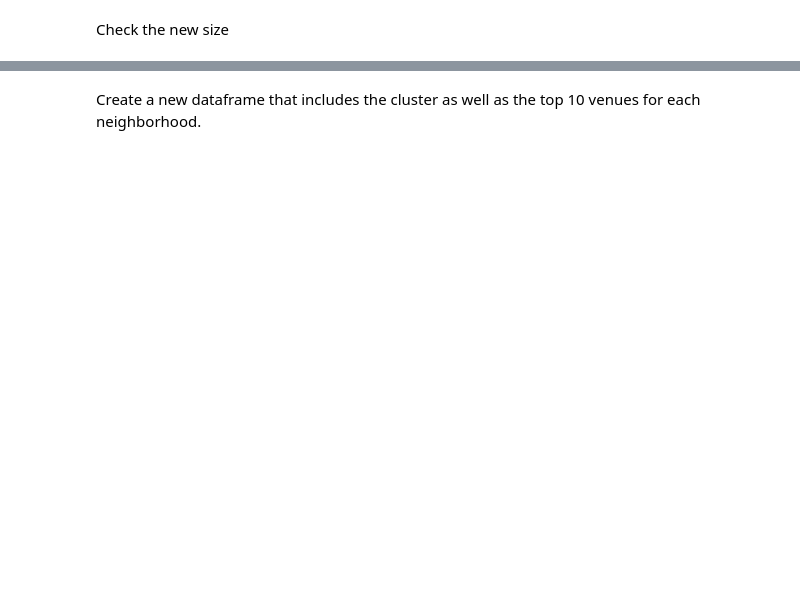
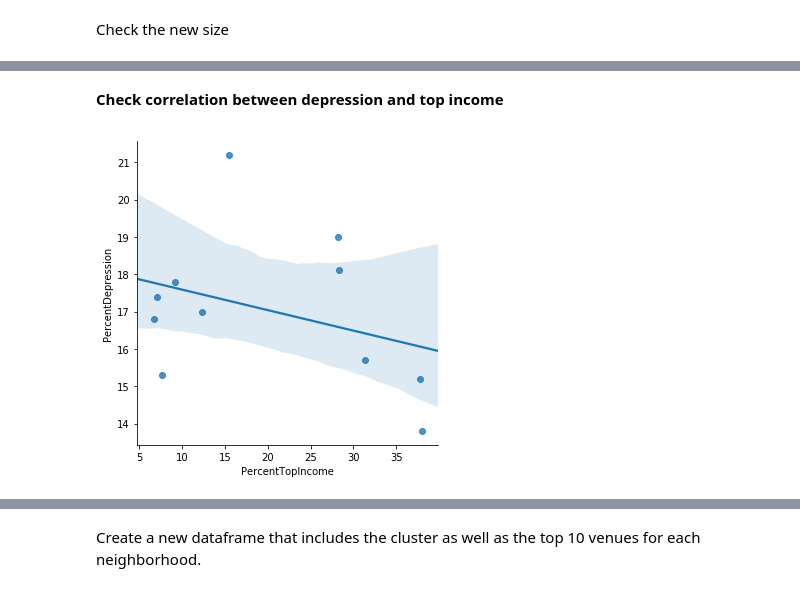
Before and after one commit to roylac/Coursera_Capstone, a Jupyter notebook: Capstone week 4.ipynb, the cells around one changed output, grey strips where cells are left out. Drawn from its saved outputs; the diff is of its cells as text; code cells hidden in the pictures; blank space fills up the shorter version.

```diff
--- a/Capstone week 4.ipynb
+++ b/Capstone week 4.ipynb
@@ -524,0 +486,6 @@ array([0, 0, 0, 0, 0, 0, 0, 0, 0, 0], dtype=int32)
+# %% [markdown]
+**Check correlation between depression and top income**
+# %%
+sns.lmplot(x="PctTopIncome", y="PctDepression", data=venues_complete_noGeo);
+# %% [output]
+[figure, added]
```
Also changed, not shown: parts of 103 cells of this notebook.
